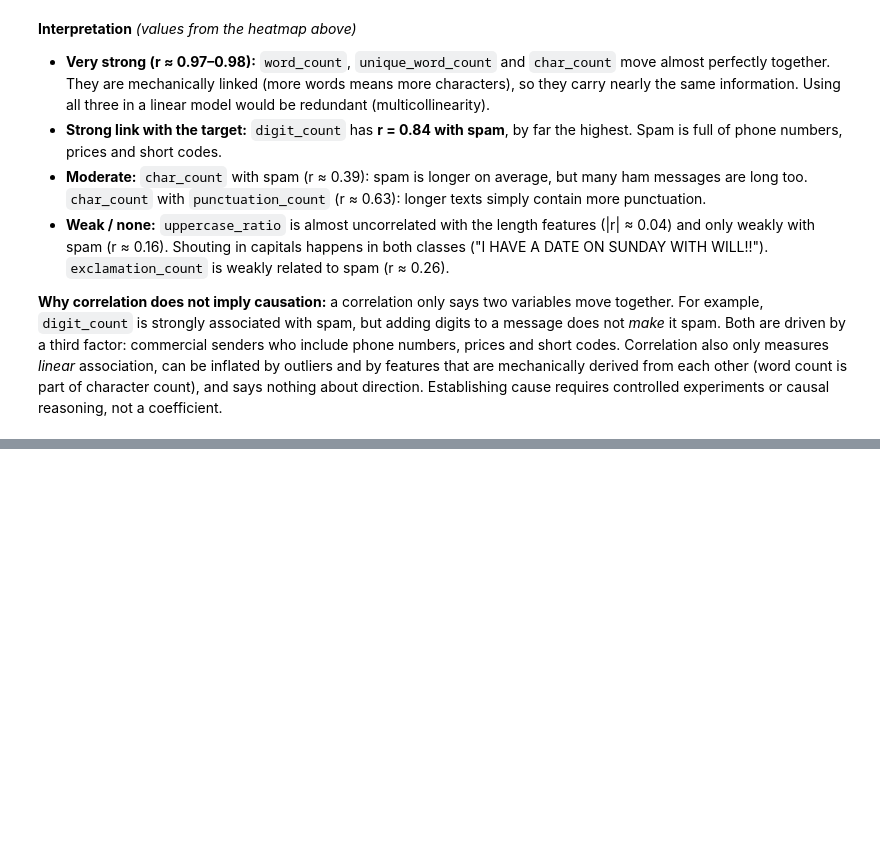
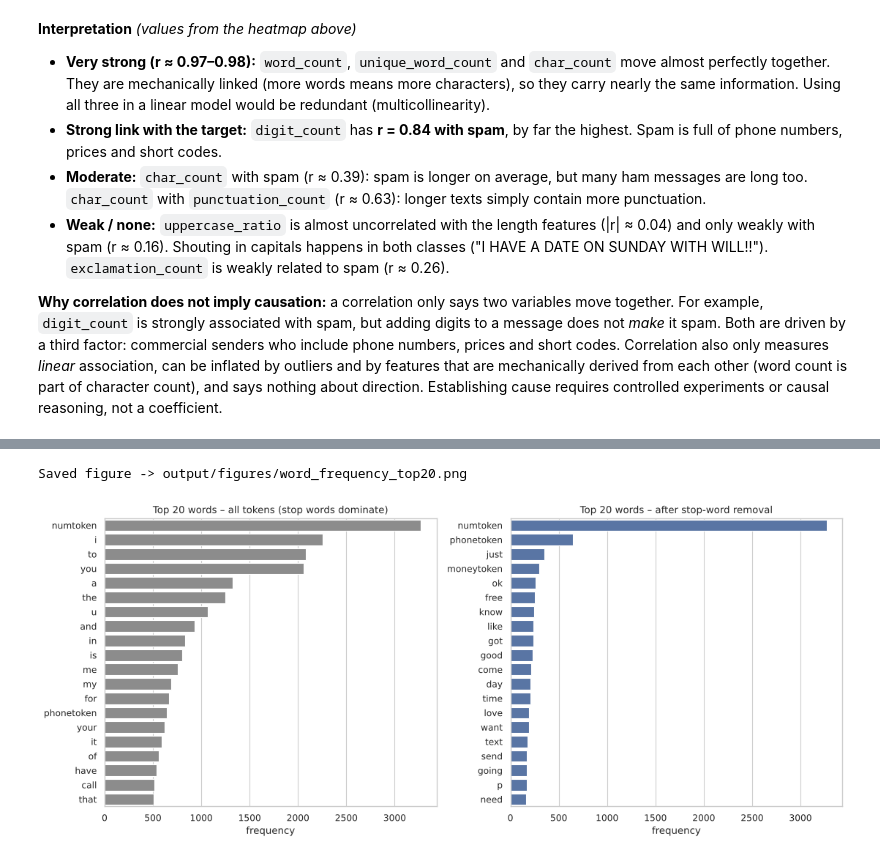
Before and after one commit to mahmoudd-adell/bd-a1, a Jupyter notebook: notebook/analysis.ipynb, the cells around one changed output, grey strips where cells are left out. Drawn from its saved outputs; the diff is of its cells as text; code cells hidden in the pictures; blank space fills up the shorter version.

Commit message:
Notebook: text cleaning, tokenisation, word frequencies, spam vs ham and insights (5)

```diff
--- a/notebook/analysis.ipynb
+++ b/notebook/analysis.ipynb
@@ -484,0 +530,12 @@ Correlation of each feature with spam (label_num):
+# %%
+df["tokens"] = df["cleaned_text"].str.split()
+df["token_count"] = df["tokens"].str.len()
+
+all_tokens = [tok for toks in df["tokens"] for tok in toks]
+total_tokens = len(all_tokens)
+unique_words = len(set(all_tokens))
+avg_words = df["token_count"].mean()
+
+print(f"Total tokens            : {total_tokens:,}")
+print(f"Unique words (vocabulary): {unique_words:,}")
+print(f"Average words per record : {avg_words:.2f}")
@@ -484,0 +549,18 @@ Correlation of each feature with spam (label_num):
+# %%
+SMS_FILLERS = {"u", "ur", "im", "r", "n", "s", "d", "k", "m", "t", "ll", "ve", "re", "dont", "didnt",
+               "cant", "wont", "ill", "ive", "id", "youre", "thats", "lor", "da", "la", "lar", "wat", "oh"}
+STOPWORDS = set(ENGLISH_STOP_WORDS) | SMS_FILLERS
+
+freq_all = Counter(all_tokens)
+freq_nostop = Counter(t for t in all_tokens if t not in STOPWORDS)
+
+top20 = pd.DataFrame({
+    "rank": range(1, 21),
+    "word (all)": [w for w, _ in freq_all.most_common(20)],
+    "count (all)": [c for _, c in freq_all.most_common(20)],
+    "word (no stop words)": [w for w, _ in freq_nostop.most_common(20)],
+    "count (no stop words)": [c for _, c in freq_nostop.most_common(20)],
+}).set_index("rank")
+display(top20)
+share = sum(c for w, c in freq_all.most_common(20) if w in STOPWORDS) / sum(c for _, c in freq_all.most_common(20))
+print(f"Stop words make up {share:.0%} of the top-20 occurrences before removal.")
@@ -484,0 +587,11 @@ Correlation of each feature with spam (label_num):
+# %%
+fig, axes = plt.subplots(1, 2, figsize=(14, 6))
+sns.barplot(x=top20["count (all)"], y=top20["word (all)"], ax=axes[0], color="#8c8c8c")
+axes[0].set_title("Top 20 words – all tokens (stop words dominate)")
+sns.barplot(x=top20["count (no stop words)"], y=top20["word (no stop words)"], ax=axes[1], color="#4C72B0")
+axes[1].set_title("Top 20 words – after stop-word removal")
+for ax in axes: ax.set_xlabel("frequency"); ax.set_ylabel("")
+plt.tight_layout(); save_fig(fig, "word_frequency_top20.png"); plt.show()
+# %% [output]
+Saved figure -> output/figures/word_frequency_top20.png
+[figure, added]
```
Also changed, not shown: parts of 12 cells of this notebook, 3 other files.
